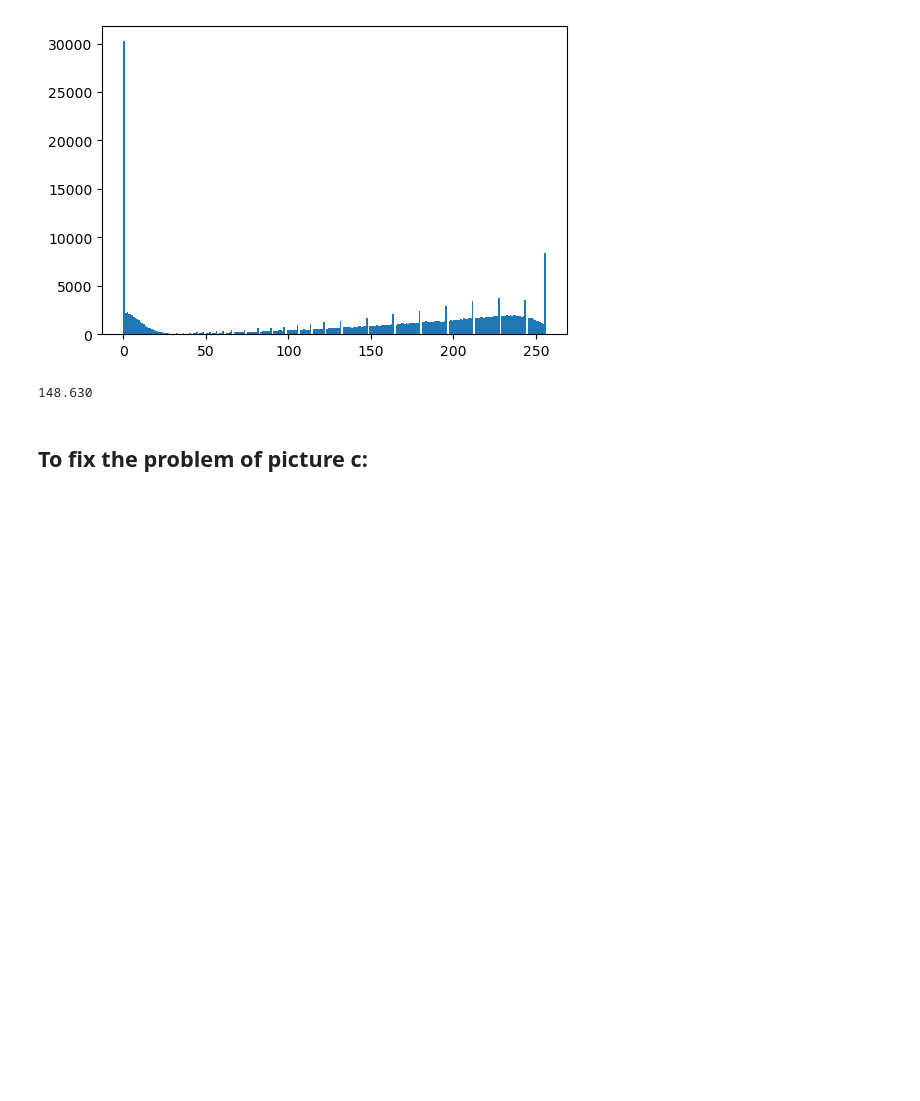
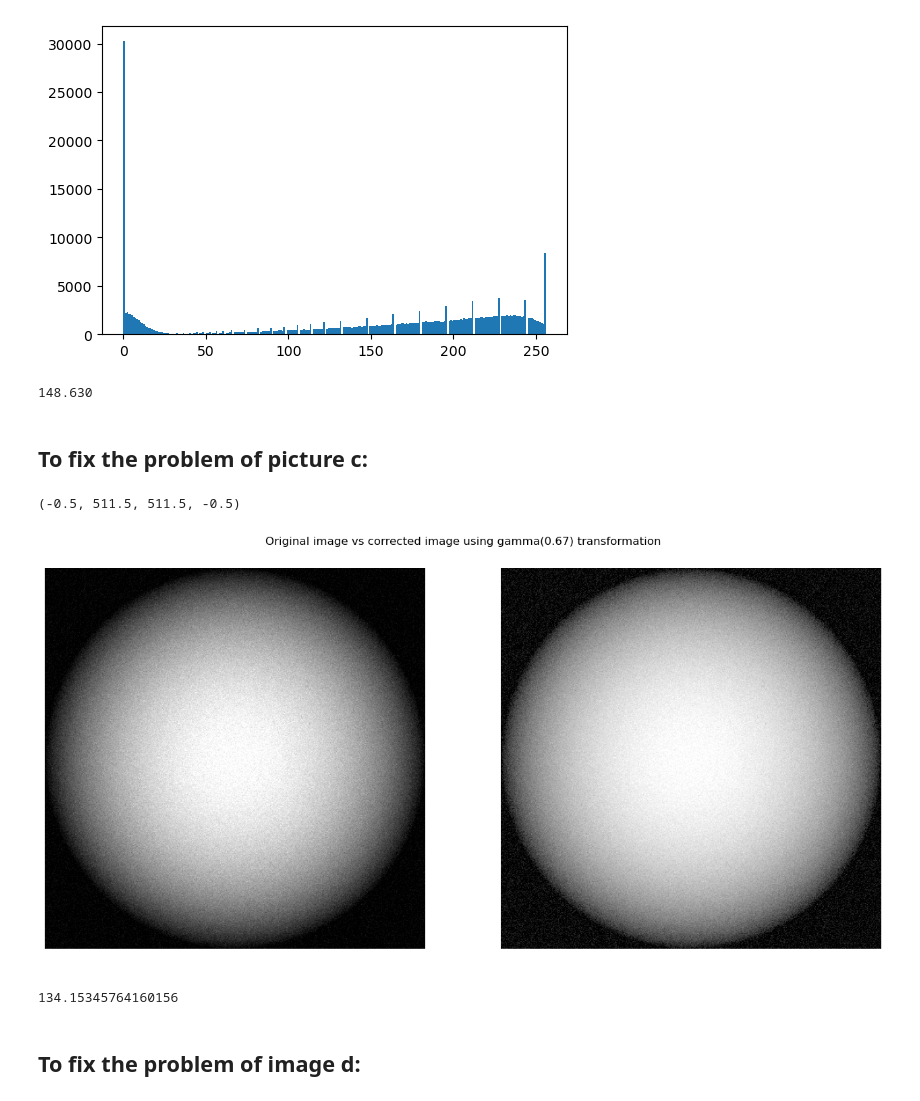
Before and after one commit to mjmousavi97/Image-processing-TehranUni-2025, a Jupyter notebook: DIP-HW2/src/Q3.ipynb, the cells around one changed output. Cells and saved outputs as stored; diff of their text form; code cells hidden in the pictures; blank space fills up the shorter version.

Commit message:
Completed implementation and evaluation for Question 3: Gamma correction with MSE optimization.

```diff
--- a/DIP-HW2/src/Q3.ipynb
+++ b/DIP-HW2/src/Q3.ipynb
@@ -148,3 +149,34 @@ print(f'{mean_intensity_b:.3f}')
 148.630
 # %% [markdown]
 ## To fix the problem of picture c:
+# %%
+def gamma_correction(image, gamma):
+    norm_image = image / 255    #0-1
+    gamma_image = np.power(norm_image, gamma)
+
+    return np.uint8(gamma_image * 255)
+# %%
+gamma = 0.67
+
+corrected_image_c = gamma_correction(images['c'], gamma)
+# %%
+plt.figure(figsize=(16, 8))
+plt.title(f'Original image vs corrected image using gamma({gamma}) transformation')
+plt.axis('off')
+
+plt.subplot(1, 2, 1)
+plt.imshow(images['c'], cmap='grey')
+plt.axis('off')
+
+plt.subplot(1, 2, 2)
+plt.imshow(corrected_image_c, cmap='grey')
+plt.axis('off')
+# %% [output]
+(-0.5, 511.5, 511.5, -0.5)
+[figure, added]
+# %%
+print(np.mean(corrected_image_c))
+# %% [output]
+134.15345764160156
+# %% [markdown]
+## To fix the problem of image d:
```
Also changed, not shown: parts of 7 cells of this notebook, 1 other file.
